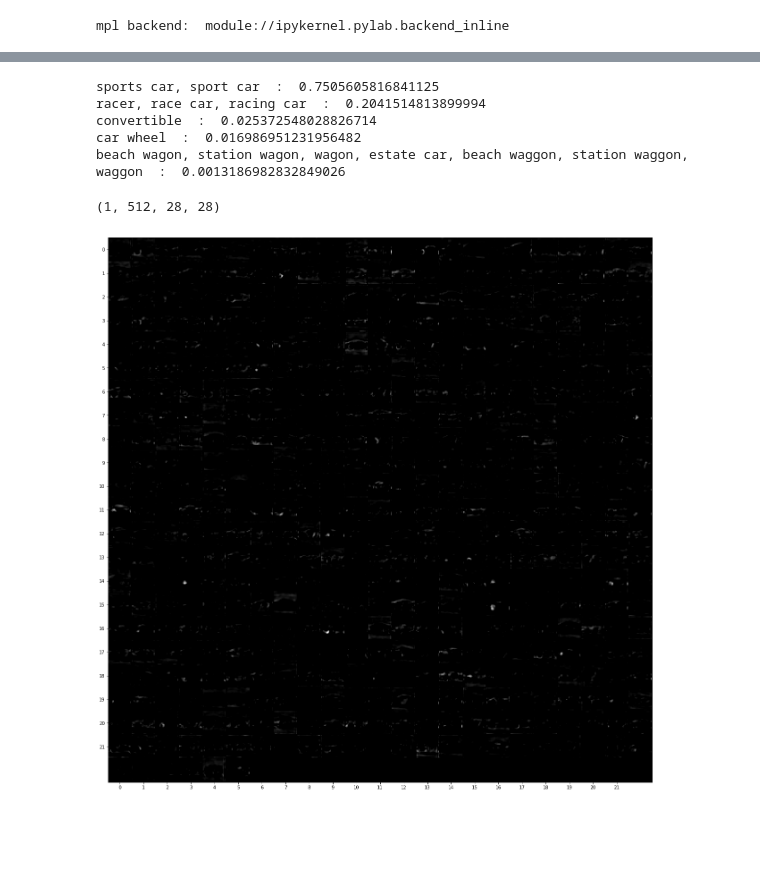
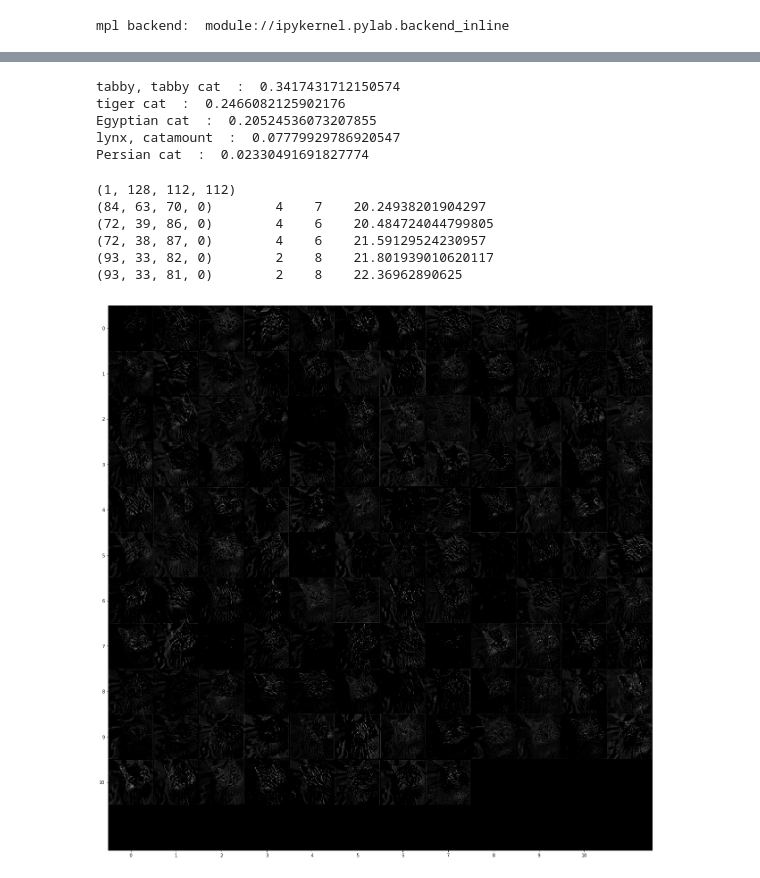
Before and after one commit to BorisLestsov/pytorch-deconvnet, a Jupyter notebook: vis.ipynb, the cells around one changed output, grey strips where cells are left out. Saved outputs shown, nothing was run; the diff lists cells and outputs as text; code cells hidden in the pictures; blank space fills up the shorter version.

```diff
--- a/vis.ipynb
+++ b/vis.ipynb
@@ -193,6 +192,25 @@ def decon_img(layer_output):
     img = (raw_img-raw_img.min())/(raw_img.max()-raw_img.min())*255
     img = img.astype(np.uint8)
     return img
+
+
+def vis_grid(Xs):
+    """ visualize a grid of images """
+    (N, H, W, C) = Xs.shape
+    A = int(ceil(sqrt(N)))
+    G = np.ones((A*H+A, A*W+A, C), Xs.dtype)
+    G *= np.min(Xs)
+    n = 0
+    for y in range(A):
+        for x in range(A):
+            if n < N:
+                G[y*H+y:(y+1)*H+y, x*W+x:(x+1)*W+x, :] = Xs[n,:,:,:]
+                n += 1
+    # normalize to [0,1]
+    maxg = G.max()
+    ming = G.min()
+    G = (G - ming)/(maxg-ming)
+    return G
 # %%
 torch.cuda.set_device(3)
 
@@ -223,3 +241,10 @@ initializing layer 11: ReLU (inplace)
     (6): Linear (4096 -> 1000)
   )
 )
+# %%
+path = "/home/lestsovba/pic/cat.jpg"
+f = open(path, 'rb')
+raw_img = Image.open(f)
+
+plt.figure(figsize=(10,8))
+plt.imshow(raw_img)
@@ -247,27 +271,40 @@ prob, ind = torch.topk(res, 5)
 for i in range(ind.size()[1]):
     print(labeldict[ind[0][i].data[0]], " : ", prob[0][i].data[0])
 # %% [output]
-sports car, sport car  :  0.7505605816841125
-racer, race car, racing car  :  0.2041514813899994
-convertible  :  0.025372548028826714
-car wheel  :  0.016986951231956482
-beach wagon, station wagon, wagon, estate car, beach waggon, station waggon, waggon  :  0.0013186982832849026
+tabby, tabby cat  :  0.3417431712150574
+tiger cat  :  0.2466082125902176
+Egyptian cat  :  0.20524536073207855
+lynx, catamount  :  0.07779929786920547
+Persian cat  :  0.02330491691827774
 # %%
 plt.figure(figsize=(48,48))
 vgg16_d = VGG16_deconv().cuda()
 
 
-layer = 21
+layer = 5
 
 activ_map = vgg16_c.feature_outputs[layer].data.cpu().numpy()
 activ_map_shape = activ_map.shape
+k_filt = activ_map_shape[1]
 print(activ_map_shape)
 activ_map = activ_map.transpose(1,2,3,0)
 activ_map_grid = vis_grid(activ_map)
 vis_layer(activ_map_grid, activ_map_shape)
+
+ix = np.unravel_index(activ_map.argsort(axis=None)[-5:], activ_map.shape)
+for i in zip(*ix):
+    print("{: <22} {: <4} {: <4} {}".format(str(i),
+                                            int(i[0] % np.sqrt(k_filt)),
+                                            int(i[0] / np.sqrt(k_filt)),
+                                            activ_map[i]))
 # %% [output]
-(1, 512, 28, 28)
+(1, 128, 112, 112)
+(84, 63, 70, 0)        4    7    20.24938201904297
+(72, 39, 86, 0)        4    6    20.484724044799805
+(72, 38, 87, 0)        4    6    21.59129524230957
+(93, 33, 82, 0)        2    8    21.801939010620117
+(93, 33, 81, 0)        2    8    22.36962890625
-[figure, old version]
+[figure, new version]
 # %%
 # only transpose convolve from Conv2d or ReLU layers
 conv_layer = layer
```
Also changed, not shown: parts of 4 cells of this notebook.
